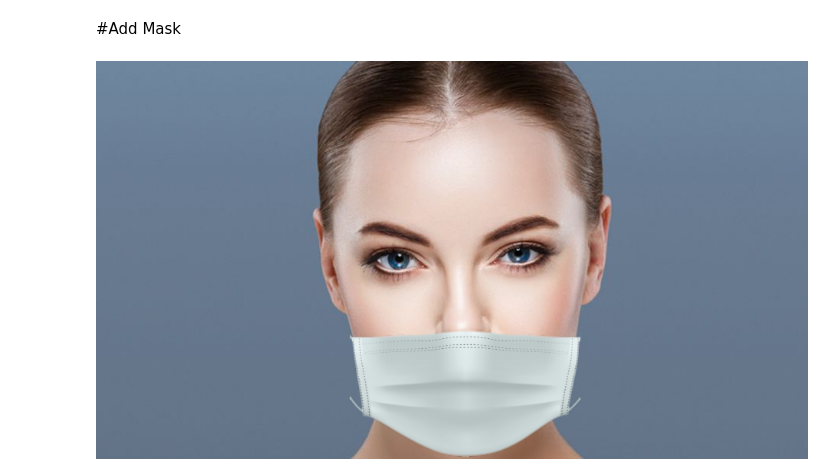
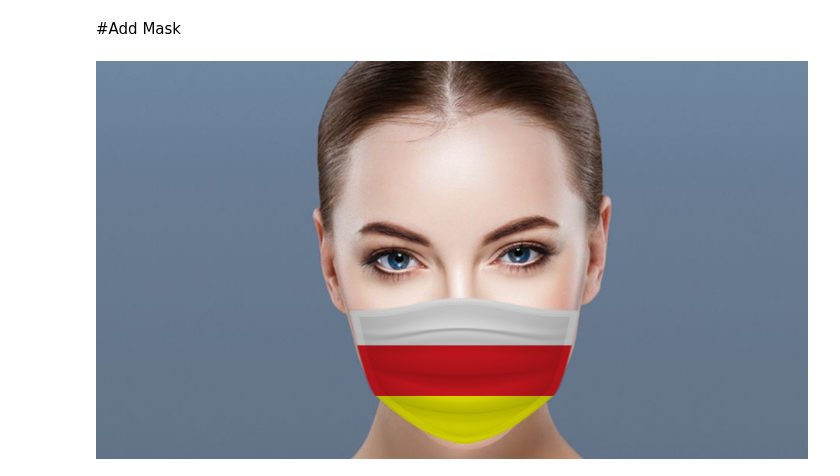
Before and after one commit to vaibhavsundharam/Face-landmark-detection-and-adding-filters, a Jupyter notebook: Facial_landmark_detection_and_adding_filters.ipynb, the cells around one changed output. Drawn from its saved outputs; the diff is of its cells as text; code cells hidden in the pictures.

```diff
--- a/Facial_landmark_detection_and_adding_filters.ipynb
+++ b/Facial_landmark_detection_and_adding_filters.ipynb
@@ -137,7 +141,7 @@ for face in face:
       face_left = (landmarks.part(4).x, landmarks.part(4).y)
       face_right = (landmarks.part(14).x, landmarks.part(14).y)
       face_bottom = (landmarks.part(8).x, landmarks.part(8).y)
-      lip_center = (landmarks.part(62).x, landmarks.part(62).y)
+      lip_center = (landmarks.part(51).x, landmarks.part(51).y)
       mask_top = (landmarks.part(29).x, landmarks.part(29).y)
       mask_width = int(hypot(face_left[0] - face_right[0], face_left[1] - face_right[1]))
       mask_height = int((hypot(mask_top[0] - face_bottom[0], mask_top[1] - face_bottom[1] )))
@@ -165,13 +169,13 @@ for face in face:
       return face_img
     # ==============================================================================
 # %%
-mask_list=["/content/11.png"] # list of masks
+mask_list=["/content/2.png"] # list of masks
 img = cv2.imread("/content/face.jpg")
 
 face = detector(img, 1)
 for face in face:
   landmarks = predictor(img, face)
   result_4 = add_mask(img, landmarks= landmarks, mask_list= mask_list)
   cv2_imshow(result_4)
 # %% [output]
-[figure, old version]
+[figure, new version]
```
Also changed, not shown: parts of 1 cell of this notebook.
